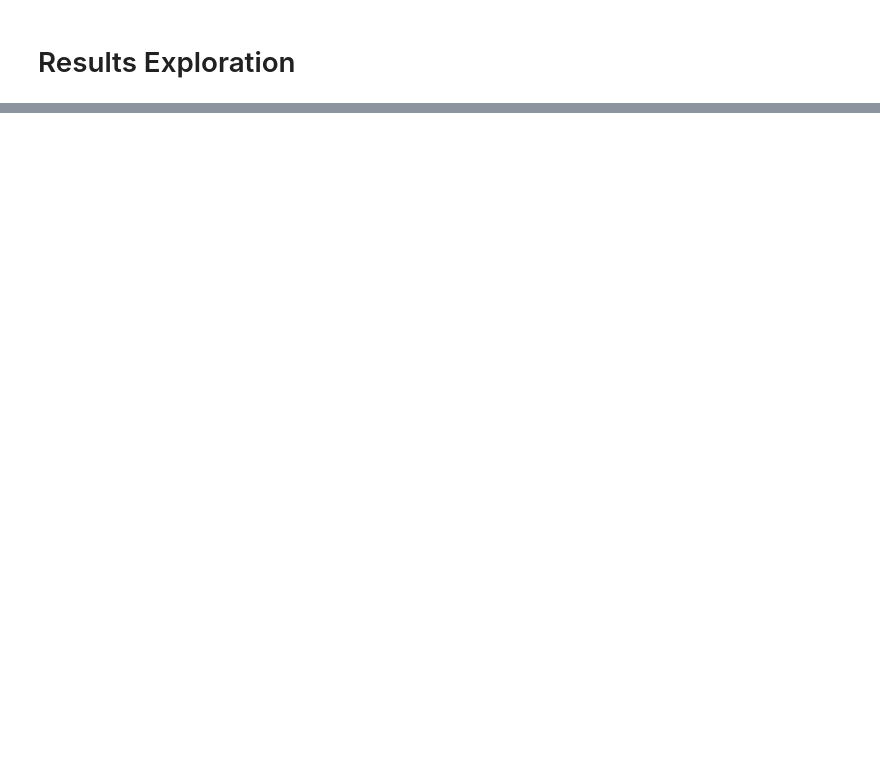
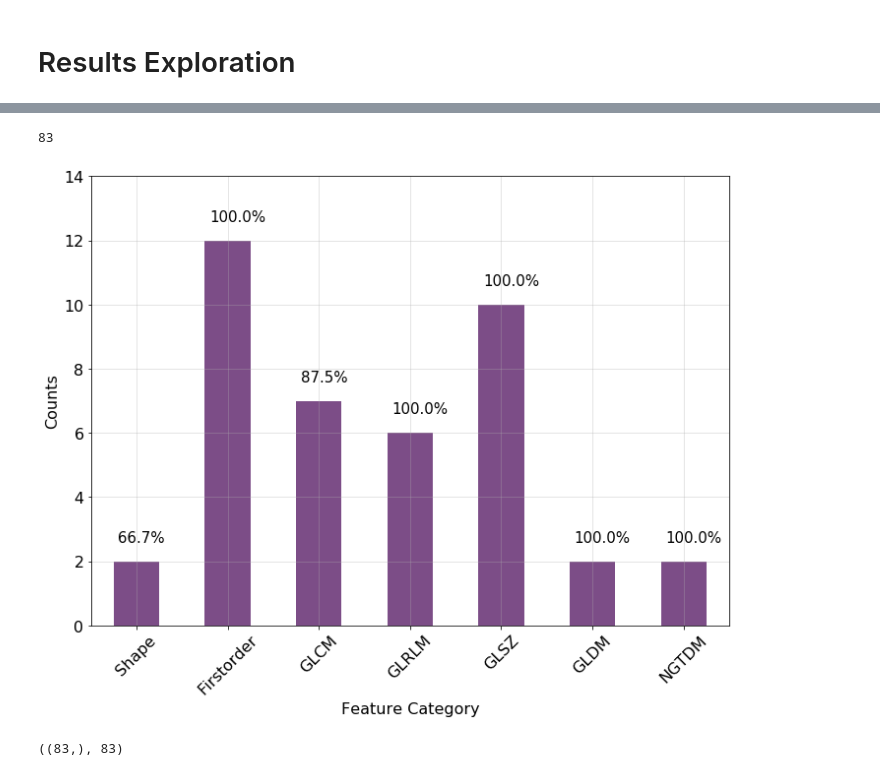
Before and after one commit to GSEL9/head-and-neck, a Jupyter notebook: ipynbs/results_exploration.ipynb, the cells around one changed output, grey strips where cells are left out. Saved outputs shown, nothing was run; the diff lists cells and outputs as text; code cells hidden in the pictures; blank space fills up the shorter version.

```diff
--- a/ipynbs/results_exploration.ipynb
+++ b/ipynbs/results_exploration.ipynb
@@ -163,0 +161,8 @@ data.head()
+# %%
+plsr_pfs_features = []
+for model_name, model_data in pfs_results_raw.groupby('model'):
+    if 'PL' in model_name:
+        for sel_name, model_sel_data in model_data.groupby('selector'):
+            if 'logregl1' in sel_name:
+                plsr_pfs_features.extend(model_sel_data['best_features'].values)
+                print(model_sel_data['best_params'].values)
@@ -163,0 +180,12 @@ data.head()
+# %%
+# Retain features selected across all experiments.
+plsr_pfs_votings = np.zeros(X.columns.size, dtype=int)
+for feature_set in plsr_pfs_features:
+    prep_features = []
+    for feature in feature_set.split():
+        if feature.isdigit():
+            plsr_pfs_votings[int(feature)] += 1
+# %%
+sum(plsr_pfs_votings == 10)
+# %% [output]
+83
@@ -163,0 +221,31 @@ data.head()
+# %%
+tick_labels = [
+    'Shape', 'Firstorder', 'GLCM', 'GLRLM', 'GLSZ', 'GLDM', 'NGTDM'
+]
+fig = pd.Series(plsr_pfs_feature_counts).plot(
+    figsize=(10, 8),
+    kind='bar',
+    fontsize=16,
+    colormap=plt.cm.viridis,
+    rot=45,
+    alpha=0.7,
+)
+fig.patch.set_visible(True)
+
+for num, (label, value) in enumerate(orig_num_features.items()):
+    recovery = plsr_pfs_feature_counts[label] / orig_num_features[label]
+    plt.text(
+        x=num - 0.2,
+        y=plsr_pfs_feature_counts[label] + 0.6,
+        s='{}%'.format(np.round(recovery * 100, decimals=1)),
+        fontsize=15
+    )
+plt.ylim([0, 14])
+plt.ylabel('Counts', fontsize=16)
+plt.xlabel('Feature Category', fontsize=16)
+plt.xticks(np.arange(len(tick_labels)), tick_labels)
+plt.grid(which='both', alpha=0.4)
+plt.tight_layout()
+plt.savefig('./../../data/fallback/figures/feature_counts')
+# %% [output]
+[figure, added]
@@ -163,0 +273,4 @@ data.head()
+# %%
+np.shape(np.mean(pfs_feature_importances, axis=0)), sum(plsr_pfs_votings == 10)
+# %% [output]
+((83,), 83)
```
Also changed, not shown: parts of 49 cells of this notebook, 6 other files.
